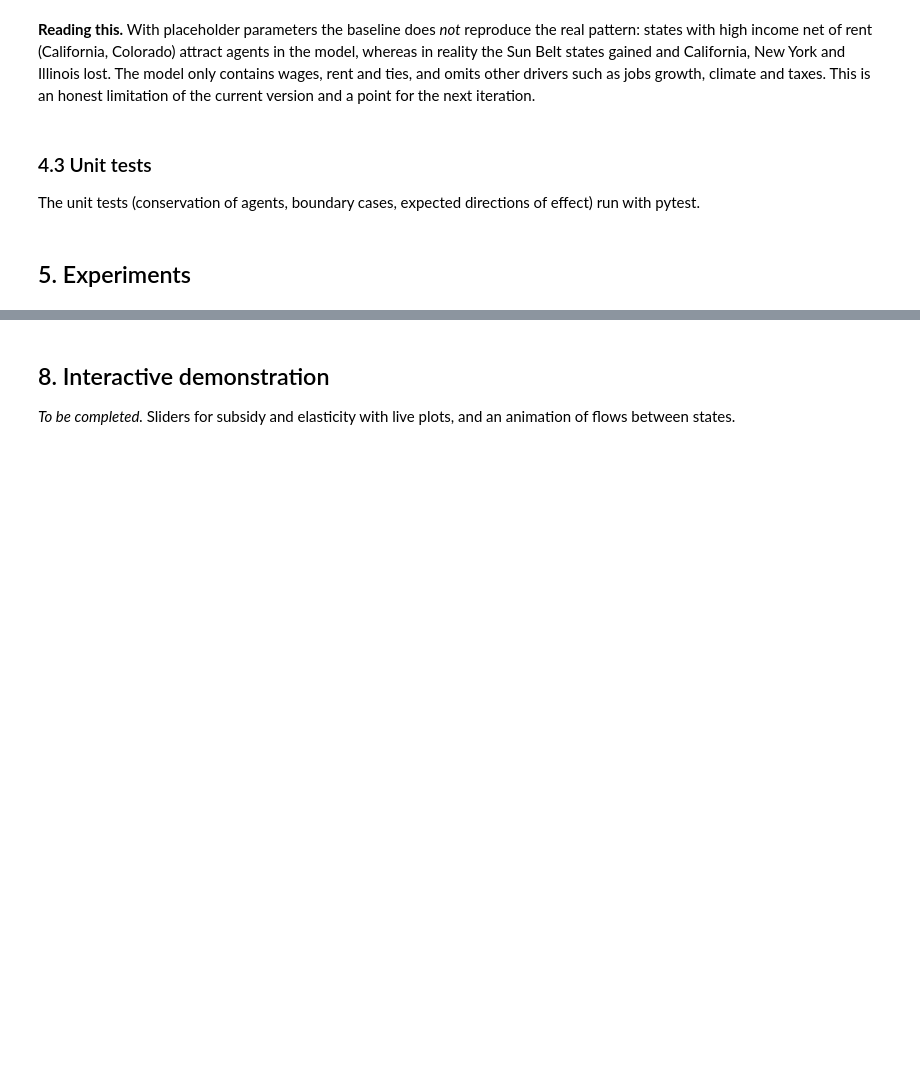
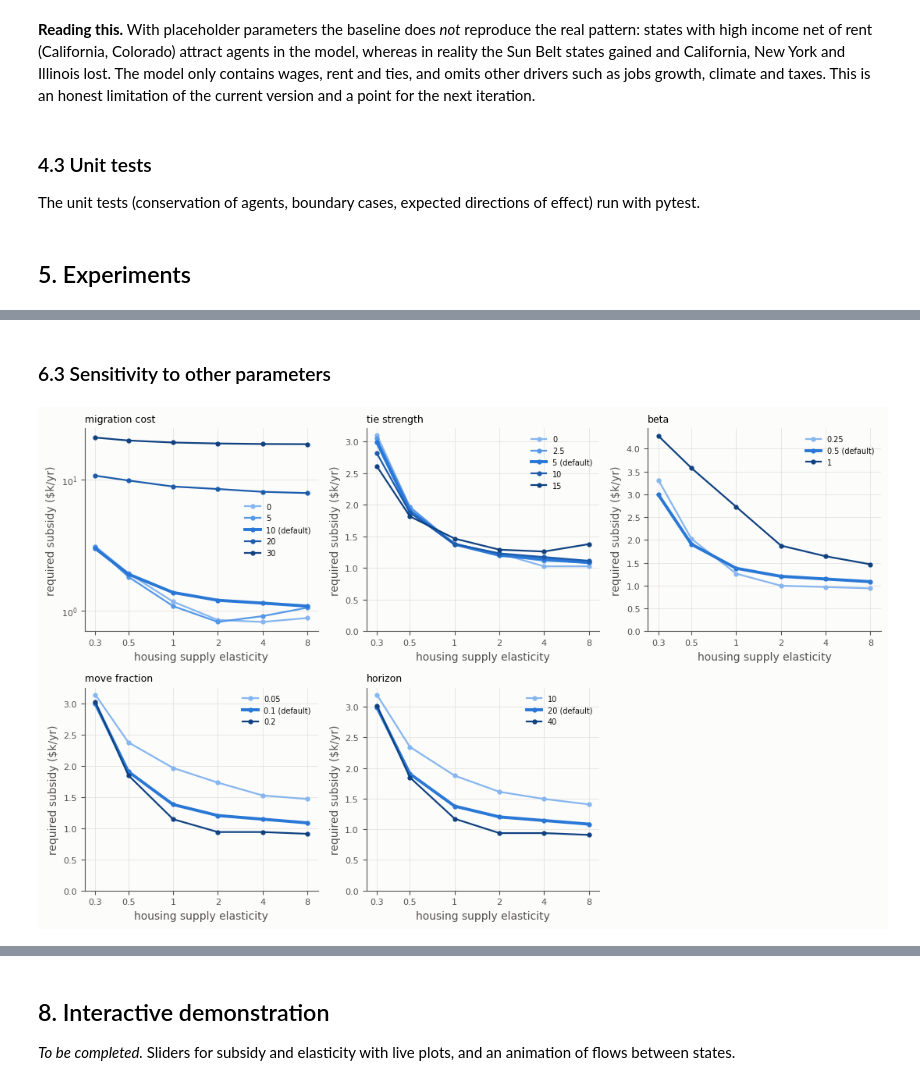
Before and after one commit to josephD-S/Computational-Modelling-Project, a Jupyter notebook: notebooks/project_walkthrough.ipynb, the cells around one changed output, grey strips where cells are left out. Drawn from its saved outputs; the diff is of its cells as text; code cells hidden in the pictures; blank space fills up the shorter version.

```diff
--- a/notebooks/project_walkthrough.ipynb
+++ b/notebooks/project_walkthrough.ipynb
@@ -186,0 +292,11 @@ Ohio started with roughly 410 of the 5,000 agents and a rent of $8.2k. In this p
+# %% [markdown]
+### 6.3 Sensitivity to other parameters
+# %%
+from utils.run_sweeps import SENSITIVITY
+names = ["migration_cost", "tie_strength", "beta", "move_fraction", "horizon"]
+tables = {n: results[f"sensitivity_{n}"] for n in names}
+defaults = {"migration_cost": Params().migration_cost, "tie_strength": Params().tie_strength,
+            "beta": Params().beta, "move_fraction": Params().move_fraction, "horizon": 20}
+plots.plot_sensitivity(tables, defaults, save_path=FIG / "sensitivity.png");
+# %% [output]
+[figure, added]
```
Also changed, not shown: parts of 22 cells of this notebook, 14 other files.
